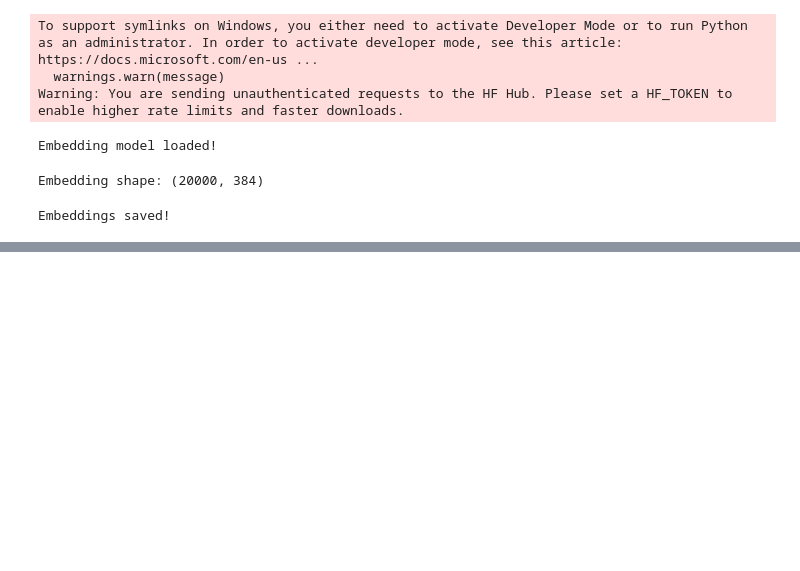
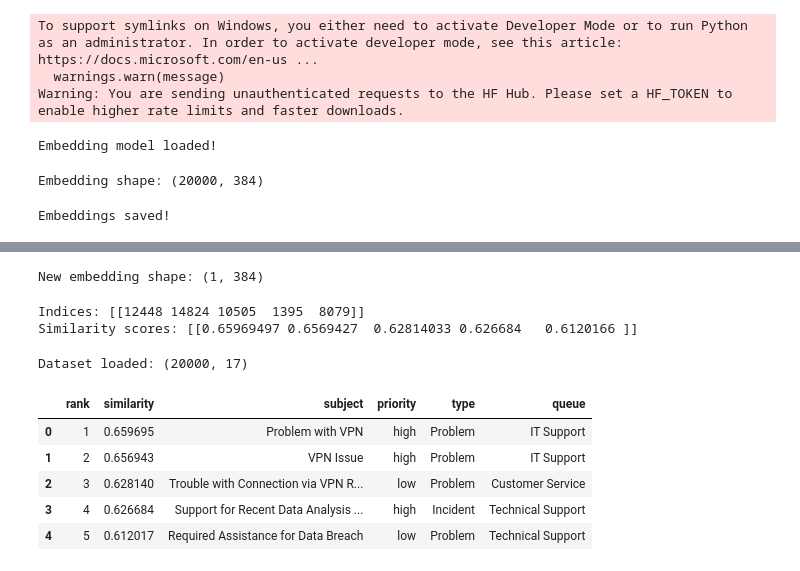
Before and after one commit to prashantmanisrivastava2004-sudo/AI-Enterprise-Workflow-Incident-Intelligence-Platform, a Jupyter notebook: notebooks/05_Similar_Incident_Retrieval.ipynb, the cells around one changed output, grey strips where cells are left out. Drawn from its saved outputs; the diff is of its cells as text; code cells hidden in the pictures; blank space fills up the shorter version.

```diff
--- a/notebooks/05_Similar_Incident_Retrieval.ipynb
+++ b/notebooks/05_Similar_Incident_Retrieval.ipynb
@@ -65,0 +127,80 @@ Embeddings saved!
+# %%
+# New ticket
+new_subject = "VPN connection stopped working"
+
+new_body = """
+I am unable to connect to the company VPN after a recent
+Windows update. I cannot access internal applications.
+"""
+
+new_ticket = new_subject + " " + new_body
+
+# Convert new ticket into an embedding
+new_embedding = embedding_model.encode(
+    [new_ticket]
+)
+
+# Convert to float32
+new_embedding = new_embedding.astype("float32")
+
+# Normalize
+faiss.normalize_L2(new_embedding)
+
+print("New embedding shape:", new_embedding.shape)
+# %% [output]
+New embedding shape: (1, 384)
+# %%
+k = 5
+
+similarity_scores, indices = index.search(
+    new_embedding,
+    k
+)
+
+print("Indices:", indices)
+print("Similarity scores:", similarity_scores)
+# %% [output]
+Indices: [[12448 14824 10505  1395  8079]]
+Similarity scores: [[0.65969497 0.6569427  0.62814033 0.626684   0.6120166 ]]
+# %%
+import pandas as pd
+
+df = pd.read_csv("../dataset/processed/cleaned_tickets.csv")
+
+df["subject"] = df["subject"].fillna("")
+df["body"] = df["body"].fillna("")
+
+print("Dataset loaded:", df.shape)
+# %% [output]
+Dataset loaded: (20000, 17)
+# %%
+results = []
+
+for rank, idx in enumerate(indices[0], start=1):
+    results.append({
+        "rank": rank,
+        "similarity": float(similarity_scores[0][rank - 1]),
+        "subject": df.iloc[idx]["subject"],
+        "body": df.iloc[idx]["body"],
+        "priority": df.iloc[idx]["priority"],
+        "type": df.iloc[idx]["type"],
+        "queue": df.iloc[idx]["queue"],
+    })
+
+results_df = pd.DataFrame(results)
+
+results_df[[
+    "rank",
+    "similarity",
+    "subject",
+    "priority",
+    "type",
+    "queue"
+]]
+# %% [output]
+|  | rank | similarity | subject | priority | type | queue |
+| 0 | 1 | 0.659695 | Problem with VPN | high | Problem | IT Support |
+| 1 | 2 | 0.656943 | VPN Issue | high | Problem | IT Support |
+| 2 | 3 | 0.628140 | Trouble with Connection via VPN R... | low | Problem | Customer Service |
+| 3 | 4 | 0.626684 | Support for Recent Data Analysis ... | high | Incident | Technical Support |
+| 4 | 5 | 0.612017 | Required Assistance for Data Breach | low | Problem | Technical Support |
```
Also changed, not shown: parts of 32 cells of this notebook, 1 other file.
